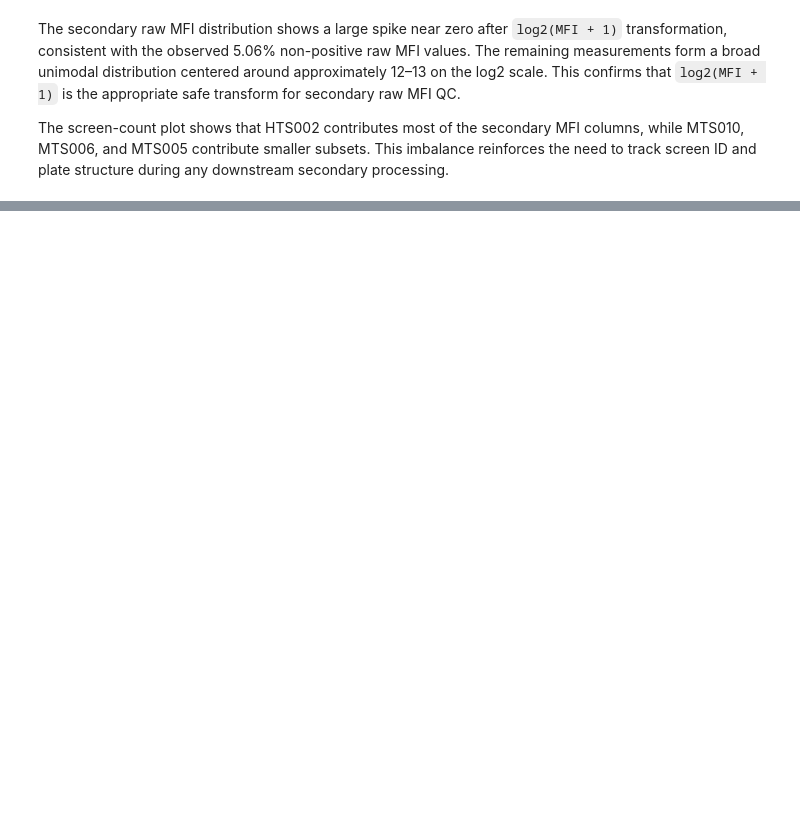
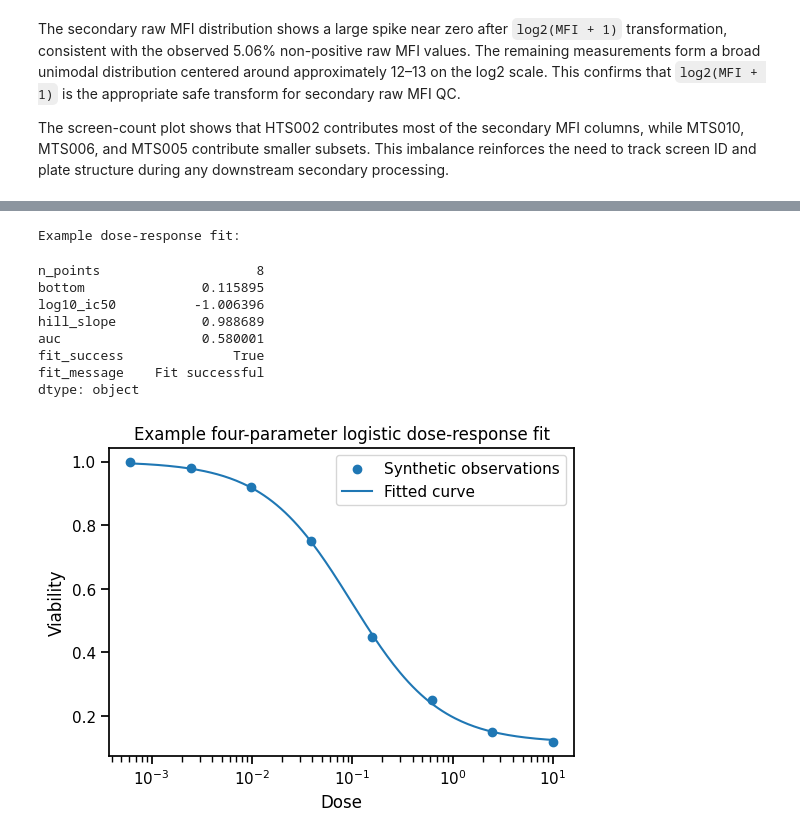
Before and after one commit to shashankshrishrimal-source/Code-for-assignment, a Jupyter notebook: notebooks/prism_repurposing_analysis.ipynb, the cells around one changed output, grey strips where cells are left out. Saved outputs shown, nothing was run; the diff lists cells and outputs as text; code cells hidden in the pictures; blank space fills up the shorter version.

Commit message:
Add dose-response fitting framework MVP

```diff
--- a/notebooks/prism_repurposing_analysis.ipynb
+++ b/notebooks/prism_repurposing_analysis.ipynb
@@ -4694,0 +3790,63 @@ The screen-count plot shows that HTS002 contributes most of the secondary MFI co
+# %%
+# Validate dose-response fitting framework on synthetic data
+
+example_doses = np.array([
+    0.00061034,
+    0.0024414,
+    0.00976562,
+    0.0390625,
+    0.15625,
+    0.625,
+    2.5,
+    10.0,
+])
+
+example_viability = np.array([
+    1.00,
+    0.98,
+    0.92,
+    0.75,
+    0.45,
+    0.25,
+    0.15,
+    0.12,
+])
+
+example_fit = fit_dose_response_curve(example_doses, example_viability)
+
+print("Example dose-response fit:")
+display(pd.Series(example_fit))
+
+dose_grid = np.logspace(
+    np.log10(example_doses.min()),
+    np.log10(example_doses.max()),
+    200,
+)
+
+fitted_viability = four_parameter_logistic_fixed_top(
+    dose_grid,
+    example_fit["bottom"],
+    example_fit["log10_ic50"],
+    example_fit["hill_slope"],
+)
+
+plt.figure(figsize=(6, 4))
+plt.scatter(example_doses, example_viability, label="Synthetic observations")
+plt.plot(dose_grid, fitted_viability, label="Fitted curve")
+plt.xscale("log")
+plt.xlabel("Dose")
+plt.ylabel("Viability")
+plt.title("Example four-parameter logistic dose-response fit")
+plt.legend()
+plt.show()
+# %% [output]
+Example dose-response fit:
+n_points                    8
+bottom               0.115895
+log10_ic50          -1.006396
+hill_slope           0.988689
+auc                  0.580001
+fit_success              True
+fit_message    Fit successful
+dtype: object
+[figure, added]
```
Also changed, not shown: parts of 31 cells of this notebook.
